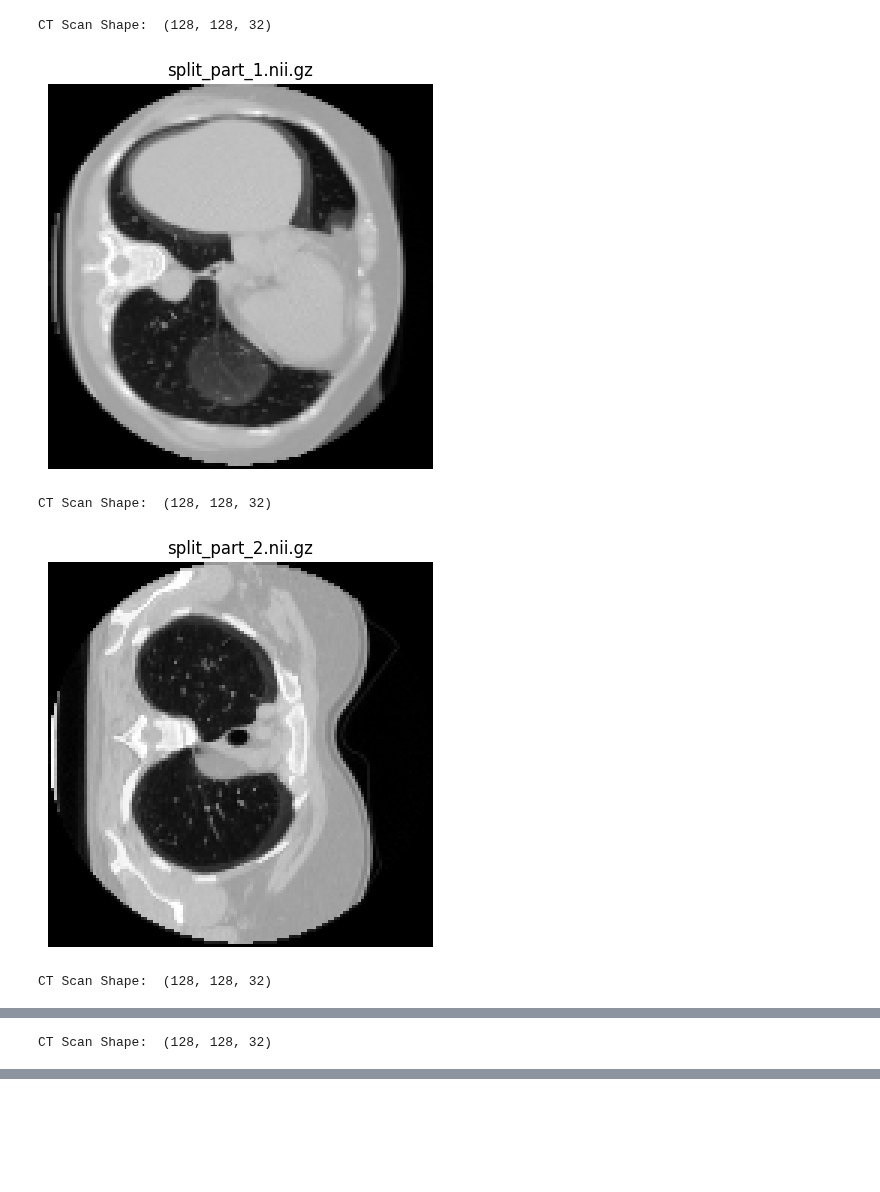
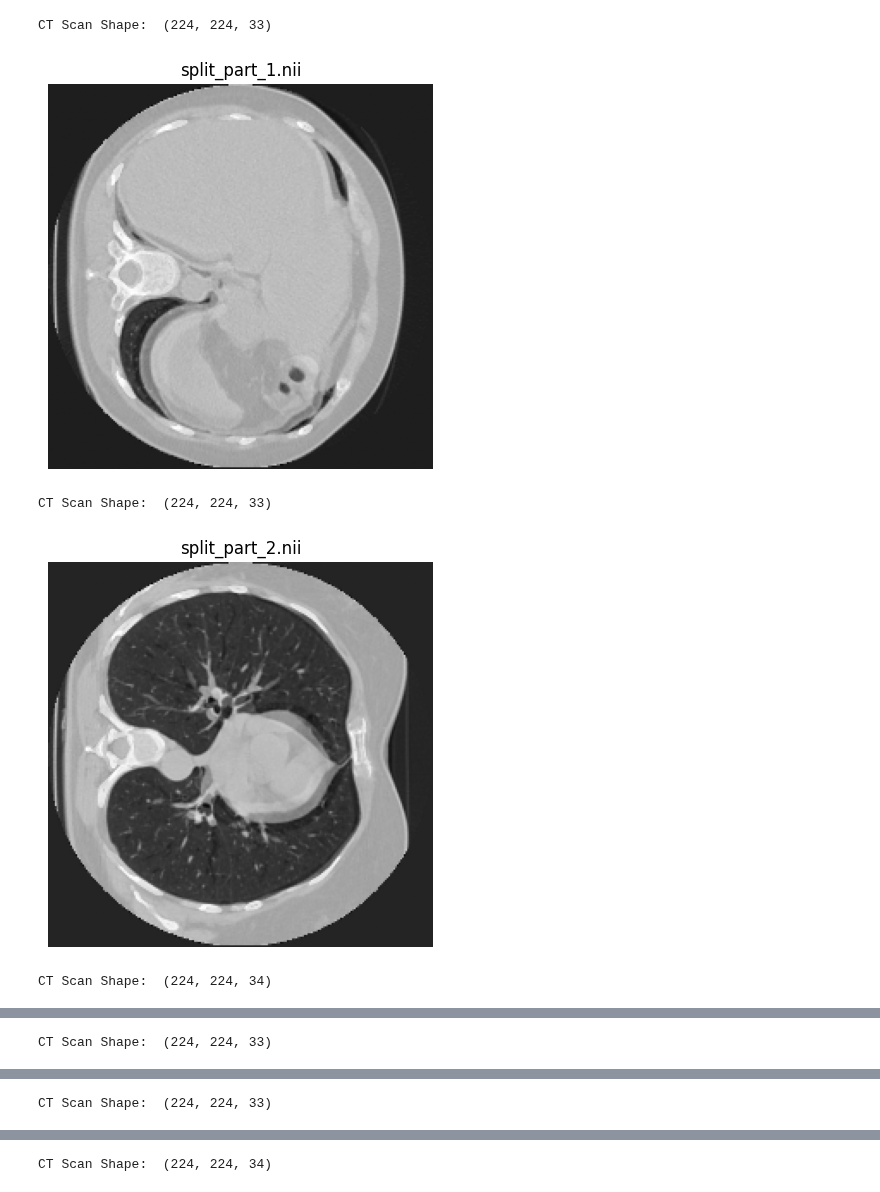
Before and after one commit to MaximNadd/Research, a Jupyter notebook: Experiment_1/data_preprocessing.ipynb, the cells around one changed output, grey strips where cells are left out. Saved outputs shown, nothing was run; the diff lists cells and outputs as text; code cells hidden in the pictures; blank space fills up the shorter version.

```diff
--- a/Experiment_1/data_preprocessing.ipynb
+++ b/Experiment_1/data_preprocessing.ipynb
@@ -40,0 +50,17 @@ Downloading data from https://github.com/hasibzunair/3D-image-classification-tut
+# %%
+def plot_ct_scans_from_directory(study_dir):
+
+        img = nib.load(study_dir)
+        volume = img.get_fdata()
+
+        print("CT Scan Shape: ", np.array(volume).shape)
+
+        # Plot the whole volume (using a max intensity projection)
+        fig, axes = plt.subplots(1, 1, figsize=(5, 5))
+        axes.imshow(volume[:, :, volume.shape[2] // 2], cmap="gray")  # Middle slice of the volume
+        axes.axis('off')  # No axis for better visual
+        plt.show()
+
+study_directory = "./MosMedData/CT-0/study_0080.nii"
+
+plot_ct_scans_from_directory(study_directory)
@@ -235,40 +248,36 @@ Number of directories: 100
 # %%
-import nibabel as nib
-import matplotlib.pyplot as plt
-import os
-
 # Function to load and plot the NIfTI files from the specified directory
 def plot_ct_scans_from_directory(study_dir):
     # Get all the .nii files in the directory
-    nii_files = [f for f in os.listdir(study_dir) if f.endswith('.nii.gz')]
+    nii_files = [f for f in os.listdir(study_dir) if f.endswith('.nii')]
 
     # Plot each file
     for nii_file in nii_files:
         # Load the NIfTI file
 
         nii_path = os.path.join(study_dir, nii_file)
         img = nib.load(nii_path)
         volume = img.get_fdata()
 
         print("CT Scan Shape: ", np.array(volume).shape)
 
         # Plot the whole volume (using a max intensity projection)
         fig, axes = plt.subplots(1, 1, figsize=(5, 5))
         axes.imshow(volume[:, :, volume.shape[2] // 2], cmap="gray")  # Middle slice of the volume
         axes.set_title(nii_file)
         axes.axis('off')  # No axis for better visual
         plt.show()
 
-study_directory = "./Processed_CT/CT-0/study_0080.nii"
-
+study_directory = "./Processed_CT/CT-0/study_0080"
 plot_ct_scans_from_directory(study_directory)
 
-study_directory = "./Processed_CT/CT-23/study_0965.nii"
 
+
+study_directory = "./Processed_CT/CT-23/study_0965"
 plot_ct_scans_from_directory(study_directory)
 # %% [output]
-CT Scan Shape:  (128, 128, 32)
+CT Scan Shape:  (224, 224, 33)
-[figure, old version]
+[figure, new version]
-CT Scan Shape:  (128, 128, 32)
+CT Scan Shape:  (224, 224, 33)
-[figure, old version]
+[figure, new version]
-CT Scan Shape:  (128, 128, 32)
+CT Scan Shape:  (224, 224, 34)
@@ -276 +285 @@ CT Scan Shape:  (128, 128, 32)
-CT Scan Shape:  (128, 128, 32)
+CT Scan Shape:  (224, 224, 33)
@@ -277,0 +287 @@ CT Scan Shape:  (128, 128, 32)
+CT Scan Shape:  (224, 224, 33)
@@ -277,0 +289 @@ CT Scan Shape:  (128, 128, 32)
+CT Scan Shape:  (224, 224, 34)
```
Also changed, not shown: parts of 11 cells of this notebook.
